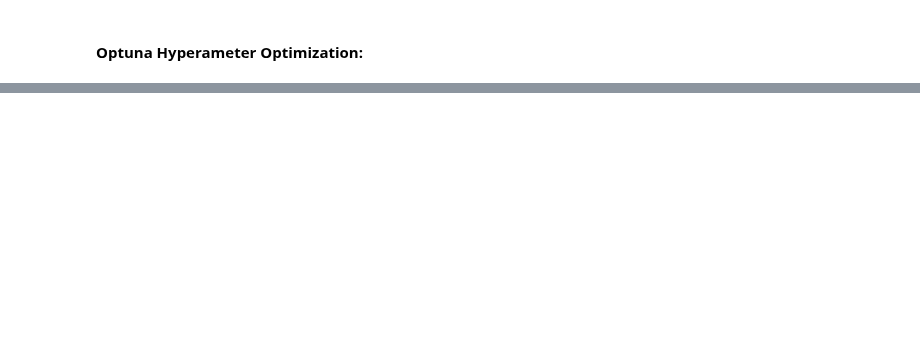
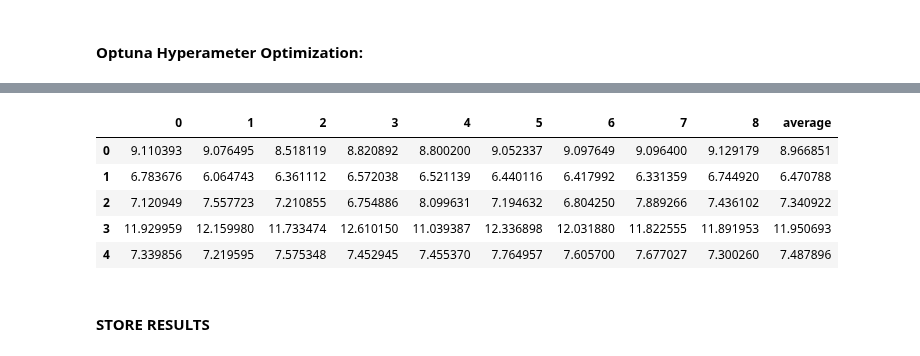
Before and after one commit to fabriziobasso/Colab_backup, a Jupyter notebook: File_00_Trees.ipynb, the cells around one changed output, grey strips where cells are left out. Drawn from its saved outputs; the diff is of its cells as text; code cells hidden in the pictures; blank space fills up the shorter version.

```diff
--- a/File_00_Trees.ipynb
+++ b/File_00_Trees.ipynb
@@ -810,0 +1449,13 @@ print(xgb_params)
+# %%
+#test_results.clip(2.7, 22.5, inplace=True)
+test_results["average"] = test_results.mean(axis=1)
+test_results.head()
+# %% [output]
+|  | 0 | 1 | 2 | 3 | 4 | 5 | 6 | 7 | 8 | average |
+| 0 | 9.110393 | 9.076495 | 8.518119 | 8.820892 | 8.800200 | 9.052337 | 9.097649 | 9.096400 | 9.129179 | 8.966851 |
+| 1 | 6.783676 | 6.064743 | 6.361112 | 6.572038 | 6.521139 | 6.440116 | 6.417992 | 6.331359 | 6.744920 | 6.470788 |
+| 2 | 7.120949 | 7.557723 | 7.210855 | 6.754886 | 8.099631 | 7.194632 | 6.804250 | 7.889266 | 7.436102 | 7.340922 |
+| 3 | 11.929959 | 12.159980 | 11.733474 | 12.610150 | 11.039387 | 12.336898 | 12.031880 | 11.822555 | 11.891953 | 11.950693 |
+| 4 | 7.339856 | 7.219595 | 7.575348 | 7.452945 | 7.455370 | 7.764957 | 7.605700 | 7.677027 | 7.300260 | 7.487896 |
+# %% [markdown]
+#### **STORE RESULTS**
```
Also changed, not shown: parts of 76 cells of this notebook.
